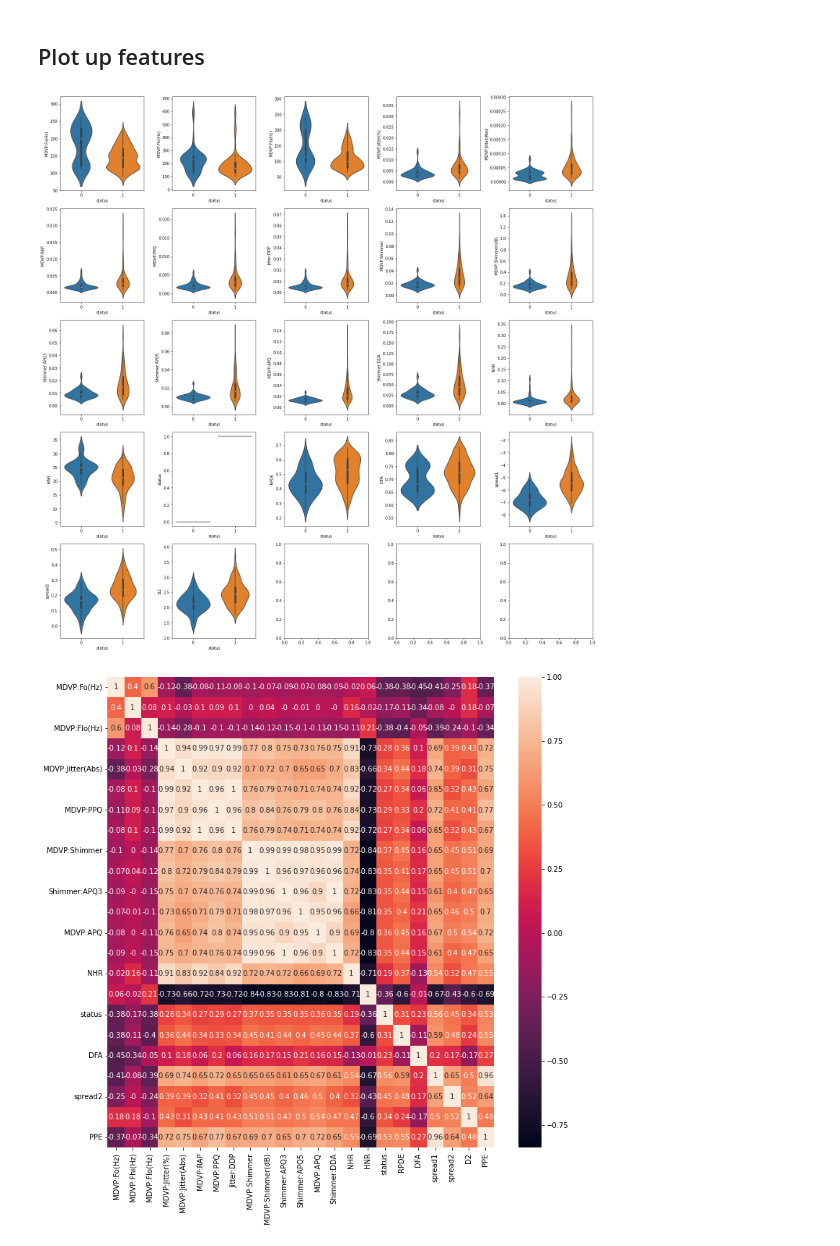
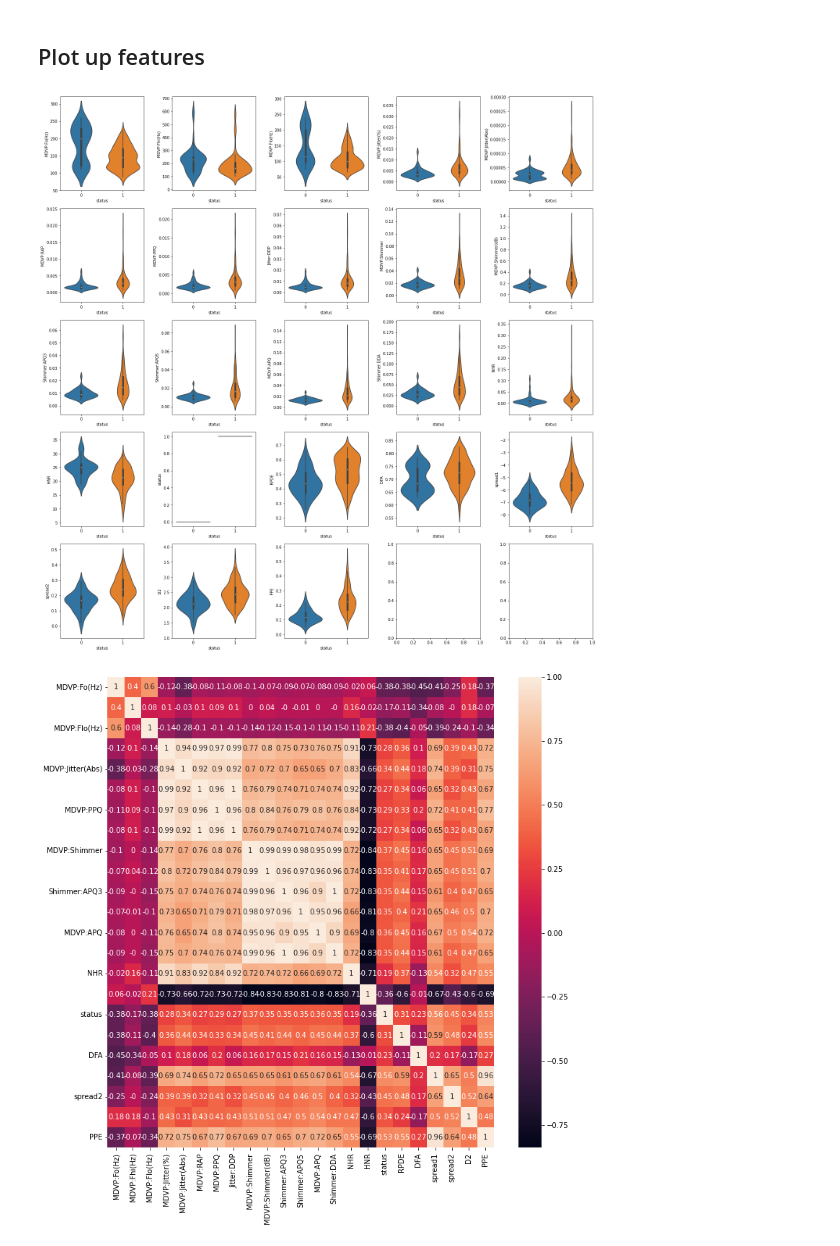
Before and after one commit to JeffRoth/parkinsons-detection, a Jupyter notebook: parkinsons-detection.ipynb, the cells around one changed output. Drawn from its saved outputs; the diff is of its cells as text; code cells hidden in the pictures.

```diff
--- a/parkinsons-detection.ipynb
+++ b/parkinsons-detection.ipynb
@@ -114,14 +114,14 @@ max       0.685151    0.825288   -2.434031    0.450493    3.671155    0.527367
 # %%
 fig,axes = plt.subplots(5,5,figsize=(20,20))
 axes=axes.flatten()
 
-for i in range(1, len(data.columns)-1):
+for i in range(1, len(data.columns)):
     sns.violinplot(x='status', y=data.iloc[:,i], data=data, orient='v', ax=axes[i-1])
 plt.tight_layout()
 plt.show()
 plt.close()
 # %% [output]
-[figure, old version]
+[figure, new version]
 # %%
 matrix = data.corr().round(2)
 sns.heatmap(matrix, annot=True)
```
Also changed, not shown: parts of 6 cells of this notebook.
